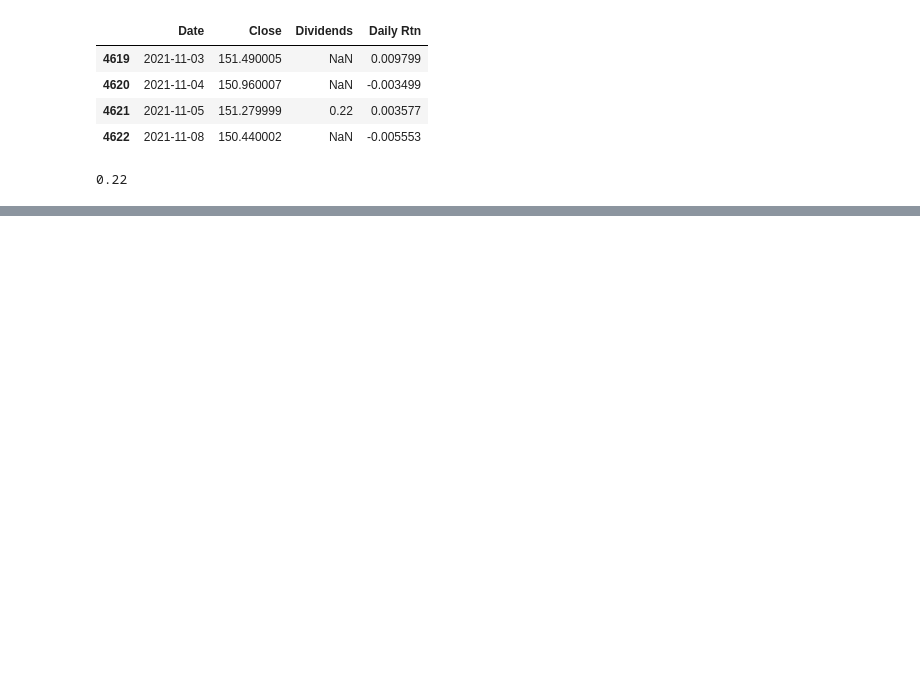
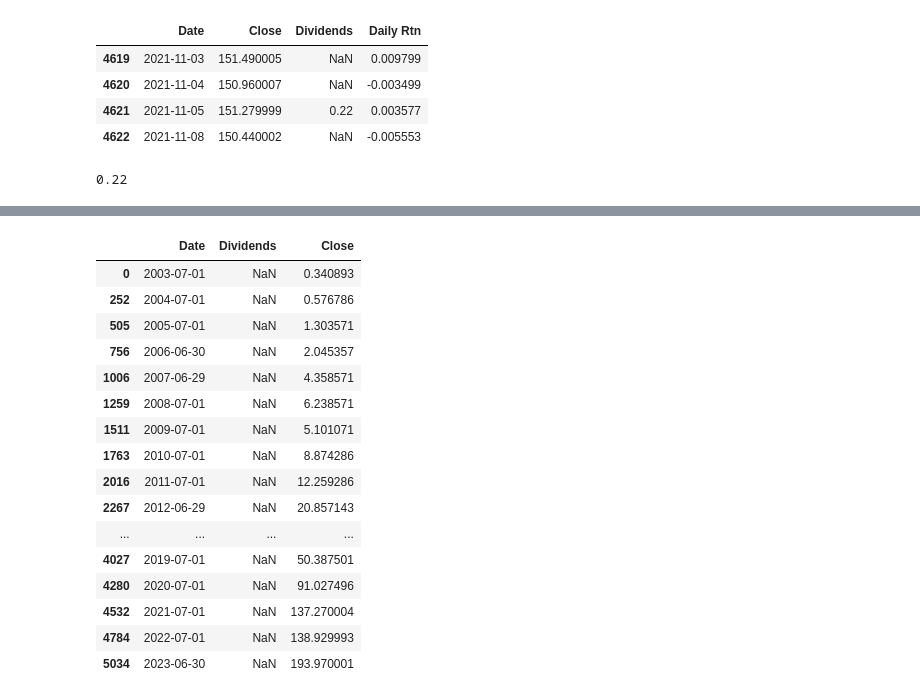
Before and after one commit to HYChangTAMU/Projects, a Jupyter notebook: Assignment1/Project1.ipynb, the cells around one changed output, grey strips where cells are left out. Drawn from its saved outputs; the diff is of its cells as text; code cells hidden in the pictures; blank space fills up the shorter version.

```diff
--- a/Assignment1/Project1.ipynb
+++ b/Assignment1/Project1.ipynb
@@ -98,0 +165,20 @@ aapl[4619:4623]["Dividends"].sum()
+# %%
+aapl_day.loc[aapl_day["Date"].isin(yrs_date)][["Date", "Dividends", "Close"]]
+# %% [output]
+|  | Date | Dividends | Close |
+| 0 | 2003-07-01 | NaN | 0.340893 |
+| 252 | 2004-07-01 | NaN | 0.576786 |
+| 505 | 2005-07-01 | NaN | 1.303571 |
+| 756 | 2006-06-30 | NaN | 2.045357 |
+| 1006 | 2007-06-29 | NaN | 4.358571 |
+| 1259 | 2008-07-01 | NaN | 6.238571 |
+| 1511 | 2009-07-01 | NaN | 5.101071 |
+| 1763 | 2010-07-01 | NaN | 8.874286 |
+| 2016 | 2011-07-01 | NaN | 12.259286 |
+| 2267 | 2012-06-29 | NaN | 20.857143 |
+| ... | ... | ... | ... |
+| 4027 | 2019-07-01 | NaN | 50.387501 |
+| 4280 | 2020-07-01 | NaN | 91.027496 |
+| 4532 | 2021-07-01 | NaN | 137.270004 |
+| 4784 | 2022-07-01 | NaN | 138.929993 |
+| 5034 | 2023-06-30 | NaN | 193.970001 |
```
Also changed, not shown: parts of 10 cells of this notebook.
